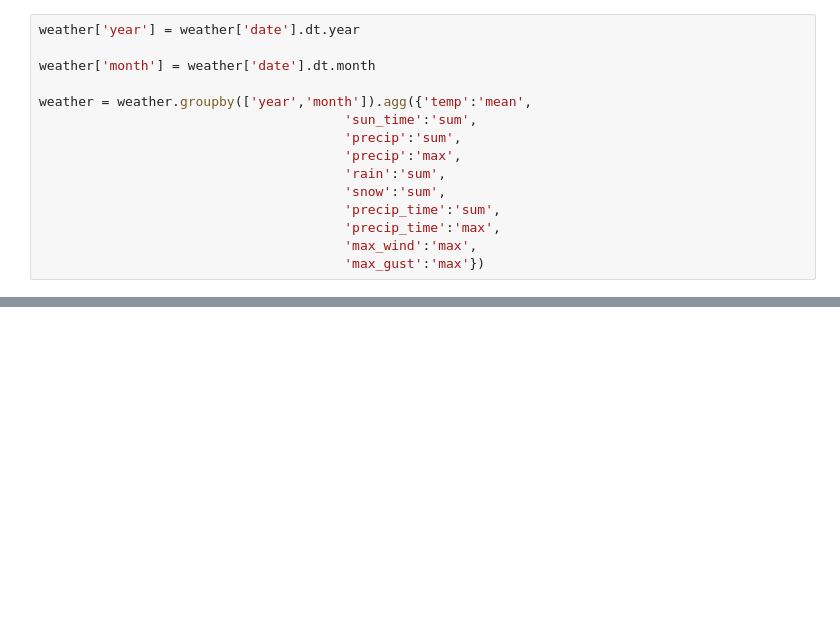
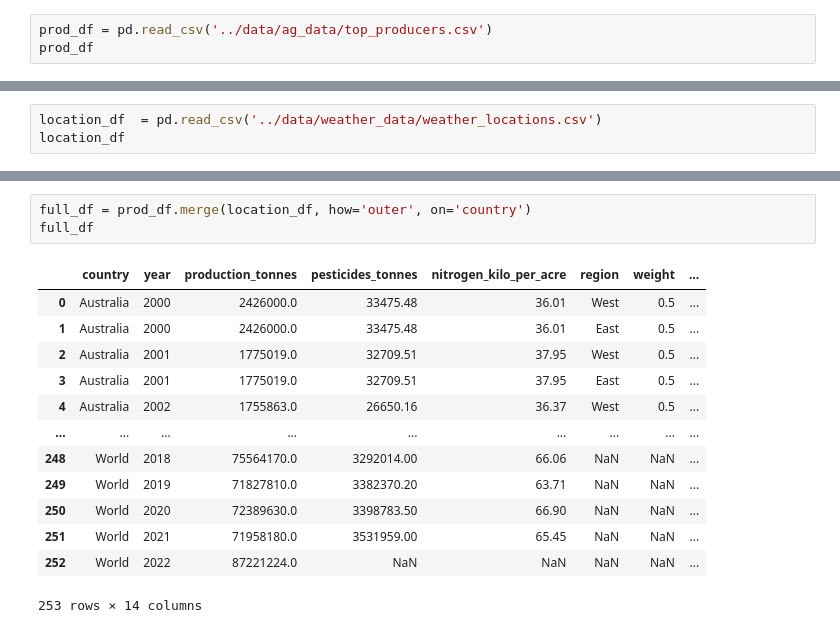
Before and after one commit to rob-lasch/canola_price_prediction, a Jupyter notebook: jupyter/test.ipynb, the cells around one changed output, grey strips where cells are left out. Saved outputs shown, nothing was run; the diff lists cells and outputs as text; blank space fills up the shorter version.

```diff
--- a/jupyter/test.ipynb
+++ b/jupyter/test.ipynb
@@ -33,15 +20,3 @@ weather
 # %%
-weather['year'] = weather['date'].dt.year
-
-weather['month'] = weather['date'].dt.month
-
-weather = weather.groupby(['year','month']).agg({'temp':'mean',
-                                       'sun_time':'sum',
-                                       'precip':'sum',
-                                       'precip':'max',
-                                       'rain':'sum',
-                                       'snow':'sum',
-                                       'precip_time':'sum',
-                                       'precip_time':'max',
-                                       'max_wind':'max',
-                                       'max_gust':'max'})
+prod_df = pd.read_csv('../data/ag_data/top_producers.csv')
+prod_df
@@ -64,0 +79,3 @@ weather
+# %%
+location_df  = pd.read_csv('../data/weather_data/weather_locations.csv')
+location_df
@@ -64,0 +94,17 @@ weather
+# %%
+full_df = prod_df.merge(location_df, how='outer', on='country')
+full_df
+# %% [output]
+|  | country | year | production_tonnes | pesticides_tonnes | nitrogen_kilo_per_acre | region | weight | ... |
+| 0 | Australia | 2000 | 2426000.0 | 33475.48 | 36.01 | West | 0.5 | ... |
+| 1 | Australia | 2000 | 2426000.0 | 33475.48 | 36.01 | East | 0.5 | ... |
+| 2 | Australia | 2001 | 1775019.0 | 32709.51 | 37.95 | West | 0.5 | ... |
+| 3 | Australia | 2001 | 1775019.0 | 32709.51 | 37.95 | East | 0.5 | ... |
+| 4 | Australia | 2002 | 1755863.0 | 26650.16 | 36.37 | West | 0.5 | ... |
+| ... | ... | ... | ... | ... | ... | ... | ... | ... |
+| 248 | World | 2018 | 75564170.0 | 3292014.00 | 66.06 | NaN | NaN | ... |
+| 249 | World | 2019 | 71827810.0 | 3382370.20 | 63.71 | NaN | NaN | ... |
+| 250 | World | 2020 | 72389630.0 | 3398783.50 | 66.90 | NaN | NaN | ... |
+| 251 | World | 2021 | 71958180.0 | 3531959.00 | 65.45 | NaN | NaN | ... |
+| 252 | World | 2022 | 87221224.0 | NaN | NaN | NaN | NaN | ... |
+253 rows × 14 columns
```
Also changed, not shown: parts of 6 cells of this notebook, 8 other files.
